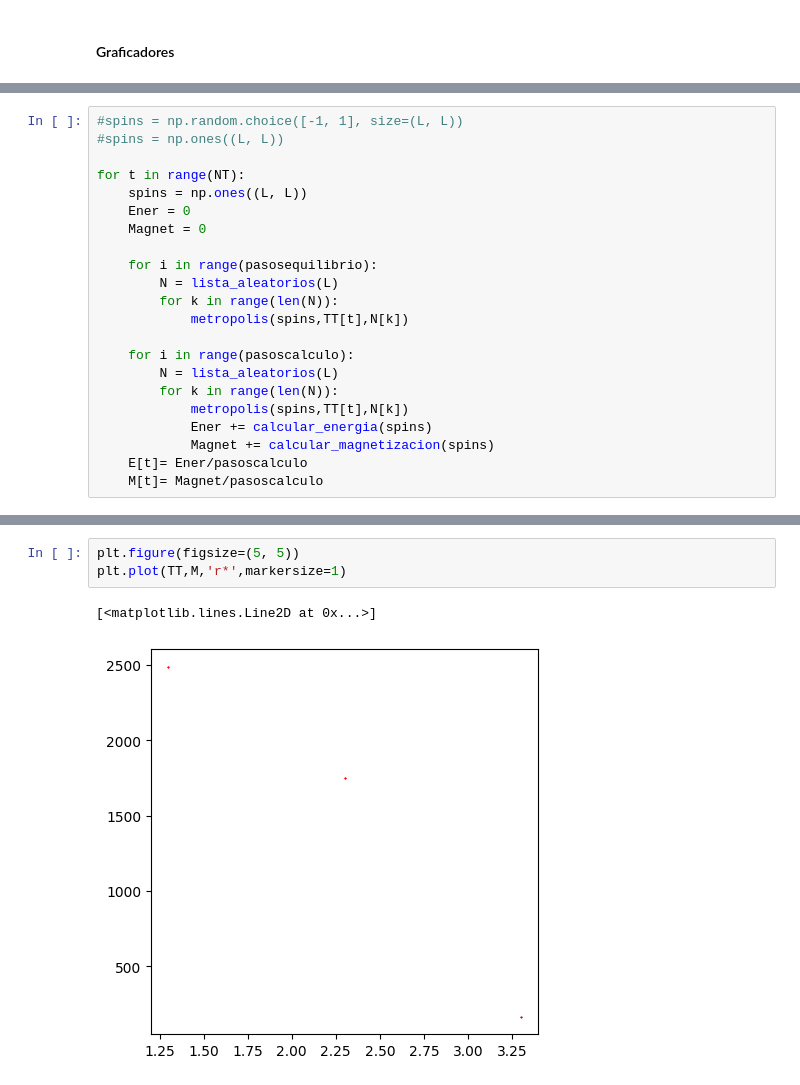
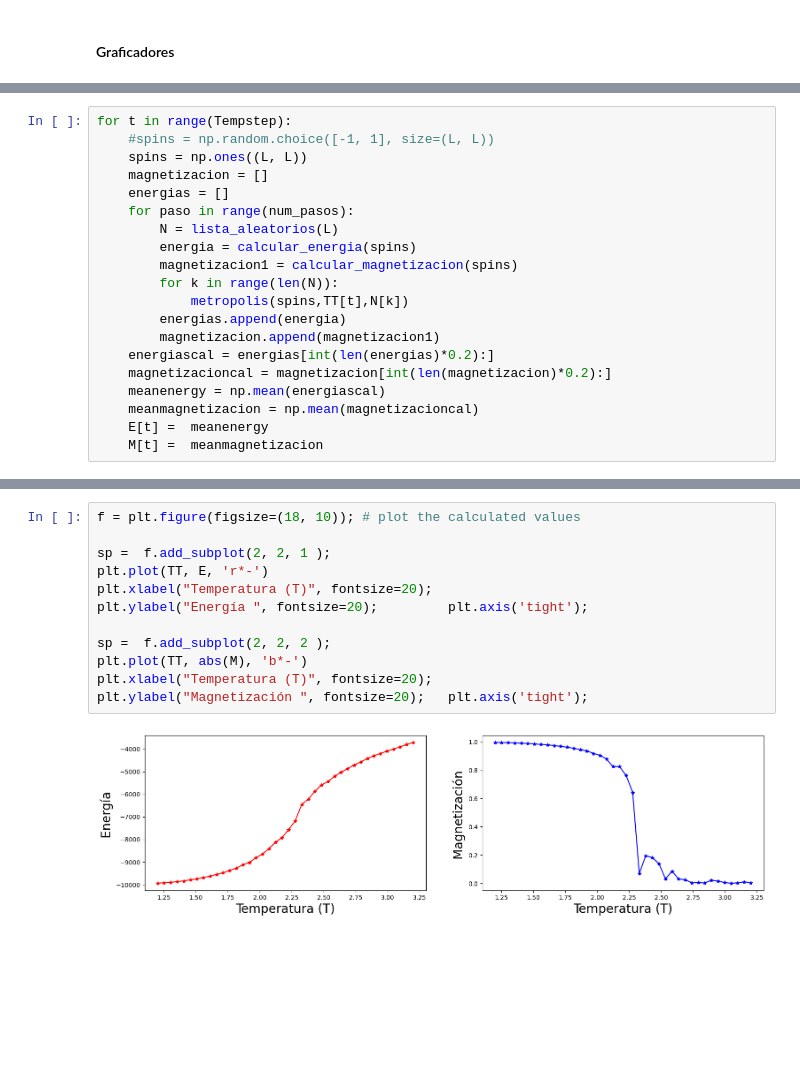
Before and after one commit to javierfeijoom/Simulaciones-Computacionales, a Jupyter notebook: Practica-4/Ising2D_Montecarlo.ipynb, the cells around one changed output, grey strips where cells are left out. Cells and saved outputs as stored; diff of their text form; blank space fills up the shorter version.

```diff
--- a/Practica-4/Ising2D_Montecarlo.ipynb
+++ b/Practica-4/Ising2D_Montecarlo.ipynb
@@ -108,22 +105,20 @@ Vamos a generar los puntos de Energia y Magnetización para cada temperatura
 # %%
-#spins = np.random.choice([-1, 1], size=(L, L))
-#spins = np.ones((L, L))
-
-for t in range(NT):
+for t in range(Tempstep):
+    #spins = np.random.choice([-1, 1], size=(L, L))
     spins = np.ones((L, L))
-    Ener = 0
-    Magnet = 0
-
-    for i in range(pasosequilibrio):
+    magnetizacion = []
+    energias = []
+    for paso in range(num_pasos):
         N = lista_aleatorios(L)
+        energia = calcular_energia(spins)
+        magnetizacion1 = calcular_magnetizacion(spins)
         for k in range(len(N)):
             metropolis(spins,TT[t],N[k])
-
-    for i in range(pasoscalculo):
-        N = lista_aleatorios(L)
-        for k in range(len(N)):
-            metropolis(spins,TT[t],N[k])
-            Ener += calcular_energia(spins)
-            Magnet += calcular_magnetizacion(spins)
-    E[t]= Ener/pasoscalculo
-    M[t]= Magnet/pasoscalculo
+        energias.append(energia)
+        magnetizacion.append(magnetizacion1)
+    energiascal = energias[int(len(energias)*0.2):]
+    magnetizacioncal = magnetizacion[int(len(magnetizacion)*0.2):]
+    meanenergy = np.mean(energiascal)
+    meanmagnetizacion = np.mean(magnetizacioncal)
+    E[t] =  meanenergy
+    M[t] =  meanmagnetizacion
@@ -140,6 +125,14 @@ plt.plot(TT,E,'r*',markersize=1)
-# %%
-plt.figure(figsize=(5, 5))
-plt.plot(TT,M,'r*',markersize=1)
-# %% [output]
-[<matplotlib.lines.Line2D at 0x...>]
-[figure, removed]
+# %%
+f = plt.figure(figsize=(18, 10)); # plot the calculated values
+
+sp =  f.add_subplot(2, 2, 1 );
+plt.plot(TT, E, 'r*-')
+plt.xlabel("Temperatura (T)", fontsize=20);
+plt.ylabel("Energía ", fontsize=20);         plt.axis('tight');
+
+sp =  f.add_subplot(2, 2, 2 );
+plt.plot(TT, abs(M), 'b*-')
+plt.xlabel("Temperatura (T)", fontsize=20);
+plt.ylabel("Magnetización ", fontsize=20);   plt.axis('tight');
+# %% [output]
+[figure, added]
```
Also changed, not shown: parts of 11 cells of this notebook.
